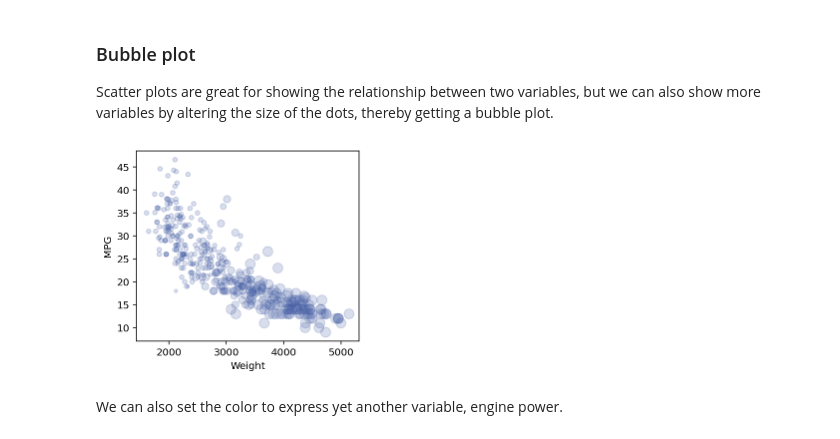
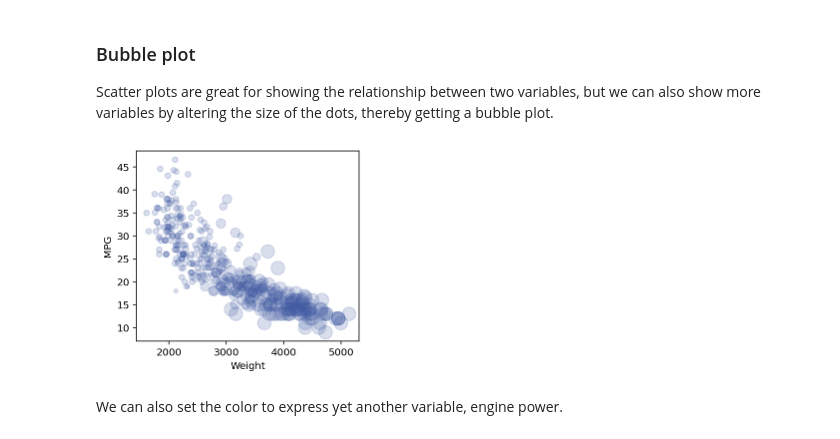
Before and after one commit to parrt/msds593, a Jupyter notebook: notebooks/matplotlib-beautify.ipynb, the cells around one changed output. Saved outputs shown, nothing was run; the diff lists cells and outputs as text; code cells hidden in the pictures.

```diff
--- a/notebooks/matplotlib-beautify.ipynb
+++ b/notebooks/matplotlib-beautify.ipynb
@@ -226,15 +228,15 @@ plt.show()
 
 Scatter plots are great for showing the relationship between two variables, but we can also show more variables by altering the size of the dots, thereby getting a bubble plot.
 # %%
-sizes = df_cars['CYL']**2.2  # accentuate cars with more cylinders
+sizes = df_cars['CYL']**2.5  # accentuate cars with more cylinders
 
 fig, ax = plt.subplots(figsize=(4,3.5))
 ax.scatter(df_cars['WGT'], df_cars['MPG'], c='#415BA3', s=sizes, alpha=.2)
 ax.set_xlabel("Weight")
 ax.set_ylabel("MPG")
 plt.show()
 # %% [output]
-[figure, old version]
+[figure, new version]
 # %% [markdown]
 We can also set the color to  express yet another variable, engine power.
 # %%
```
Also changed, not shown: parts of 2 cells of this notebook, 5 other files.
